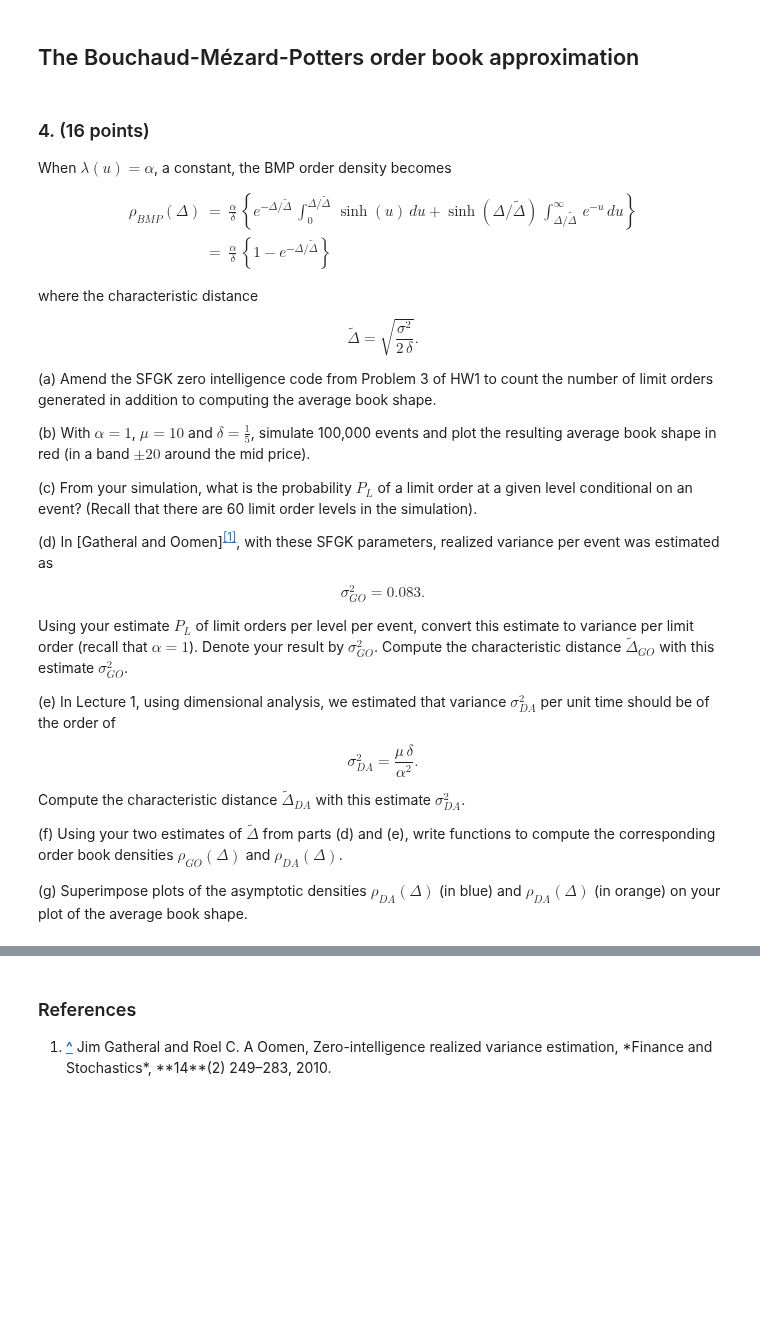
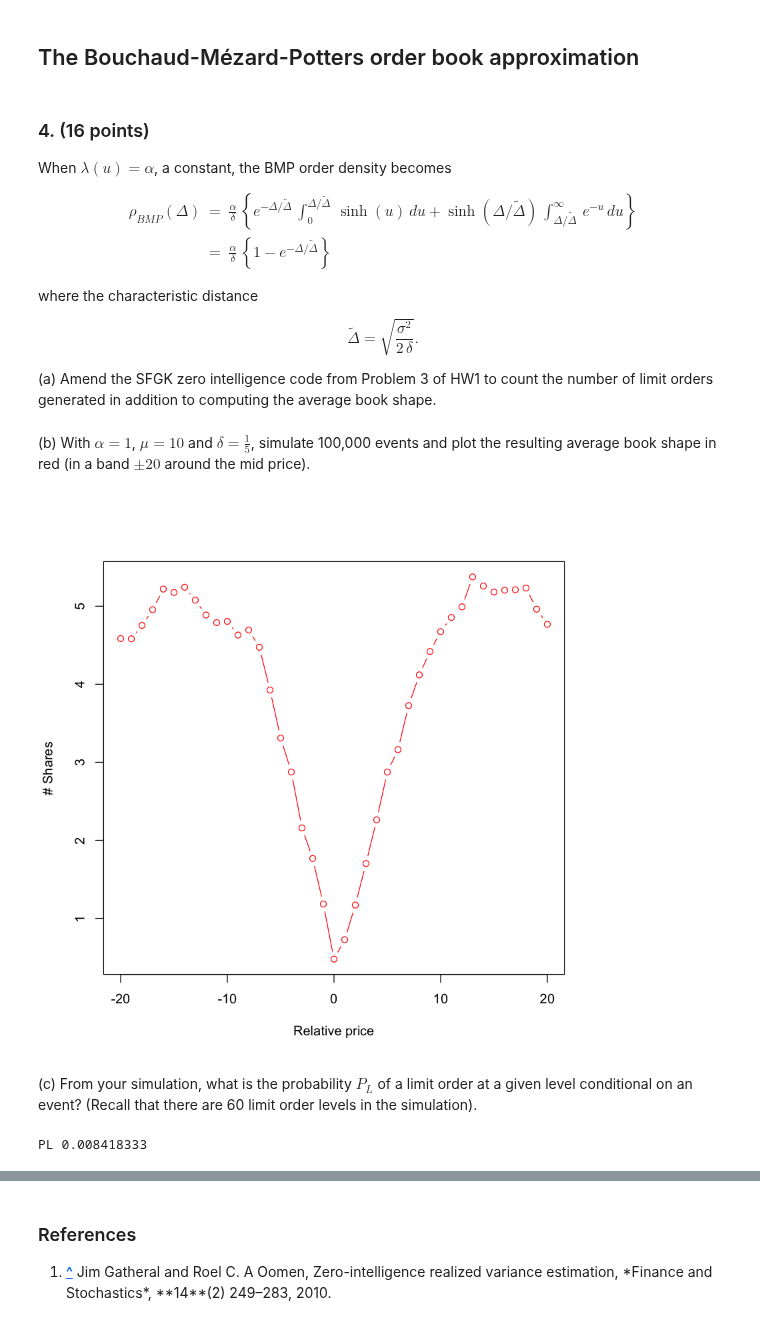
Before and after one commit to wubiya/MicroStructure, a Jupyter notebook: 9879HW2_Wu_Biya.ipynb, the cells around one changed output, grey strips where cells are left out. Drawn from its saved outputs; the diff is of its cells as text; code cells hidden in the pictures; blank space fills up the shorter version.

```diff
--- a/9879HW2_Wu_Biya.ipynb
+++ b/9879HW2_Wu_Biya.ipynb
@@ -149,28 +178,3 @@ $$
 $$
 
 (a) Amend the SFGK zero intelligence code from Problem 3 of HW1 to count the number of limit orders generated in addition to computing the average book shape.
-
-(b) With $\alpha = 1$, $\mu = 10$ and $\delta = \frac15$, simulate 100,000 events and plot the resulting average book shape in red (in a band $\pm 20$ around the mid price).
-
-(c) From your simulation, what is the probability $P_L$ of a limit order at a given level conditional on an event? (Recall that there are 60 limit order levels in the simulation).
-
-(d) In [Gatheral and Oomen]<sup id="cite_ref-GO" class="reference"><a href="#cite_note-GO"><span>[</span>1<span>]</span></a></sup>, with these SFGK parameters, realized variance per event was estimated as
-
-$$
-\sigma^2_{GO} = 0.083.
-$$
-
-Using your estimate $P_L$ of limit orders per level per event, convert this estimate to variance per limit order (recall that $\alpha=1$).  Denote your result by $\sigma^2_{GO}$.  Compute the characteristic distance $\tilde \Delta_{GO}$ with this estimate $\sigma^2_{GO}$.
-
-(e) In Lecture 1, using dimensional analysis, we estimated that variance $\sigma^2_{DA}$ per unit time should be of the order of
-
-$$
-\sigma^2_{DA} = \frac{\mu\,\delta}{\alpha^2}.
-$$
-
-Compute the characteristic distance $\tilde \Delta_{DA}$ with this estimate $\sigma^2_{DA}$.
-
-(f)  Using your two estimates of $\tilde \Delta$ from parts (d) and (e),  write functions to compute the corresponding order book densities $\rho_{GO}(\Delta)$ and $\rho_{DA}(\Delta)$.
-
-(g)
-Superimpose plots of the asymptotic densities $\rho_{DA}(\Delta)$ (in blue) and $\rho_{DA}(\Delta)$ (in orange) on your plot of the average book shape.
@@ -176,0 +202,33 @@ Superimpose plots of the asymptotic densities $\rho_{DA}(\Delta)$ (in blue) and
+# %% [markdown]
+
+(b) With $\alpha = 1$, $\mu = 10$ and $\delta = \frac15$, simulate 100,000 events and plot the resulting average book shape in red (in a band $\pm 20$ around the mid price).
+# %%
+# Figure 2: Average book shape
+
+logging <- F # Very important for speed!
+
+alpha <- 1
+mu <- 10
+delta <- 1/5
+initializeBook5()
+# Burn in for 100 events
+for(count in 1:100){
+  generateEvent()
+}
+numEvents <- 10000 # Average over 10,000 events
+avgBookShape <- bookShape(20)/numEvents
+for(count in 2:numEvents){
+  generateEvent()
+  avgBookShape <- avgBookShape+bookShape(20)/numEvents
+}
+plot(-20:20,avgBookShape,main=NA,xlab="Relative price",ylab="# Shares", col="red", type="b")
+# %% [output]
+[figure, added]
+# %% [markdown]
+
+(c) From your simulation, what is the probability $P_L$ of a limit order at a given level conditional on an event? (Recall that there are 60 limit order levels in the simulation).
+# %%
+PL <- (numlimitSell + numlimitBuy) / numEvents / (L * 2)
+cat("PL",PL)
+# %% [output]
+PL 0.008418333
```
Also changed, not shown: parts of 15 cells of this notebook.
